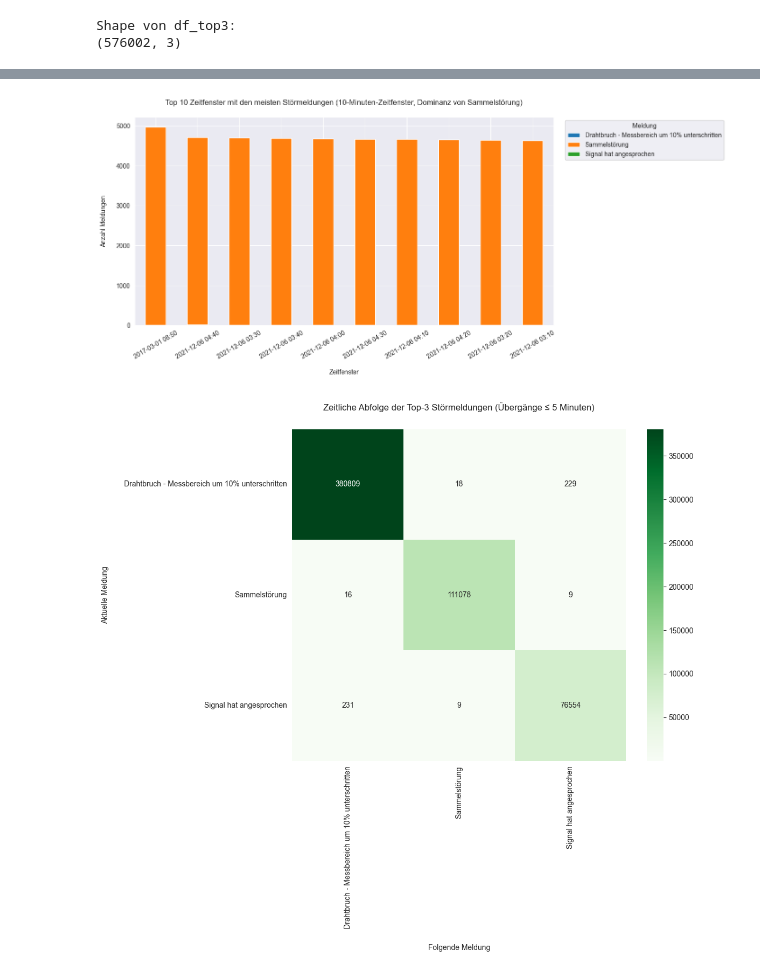
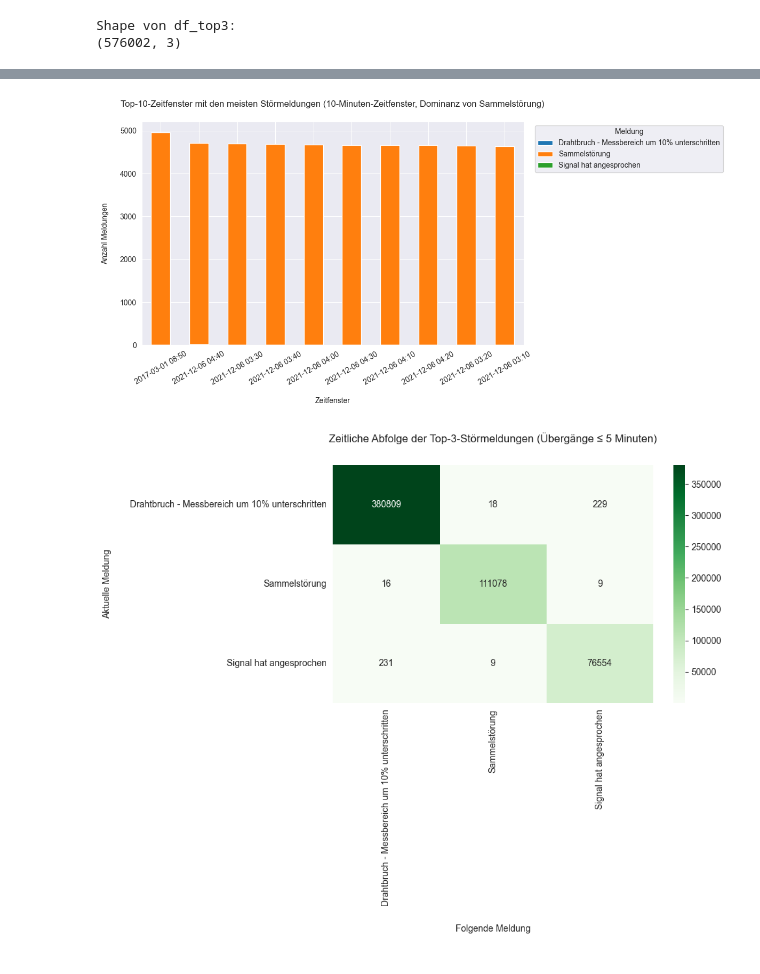
Before and after one commit to LoukasVasilakis/schlamm_trockung, a Jupyter notebook: eda/eda_scripts/top3_error_analysis.ipynb, the cells around one changed output, grey strips where cells are left out. Cells and saved outputs as stored; diff of their text form; code cells hidden in the pictures.

```diff
--- a/eda/eda_scripts/top3_error_analysis.ipynb
+++ b/eda/eda_scripts/top3_error_analysis.ipynb
@@ -199,6 +201,6 @@ plt.show()
 # %%
 # ------------------------------------------
-# Plot 3: Top 10 Zeitfenster mit den meisten Störmeldungen
+# Plot 3: Top-10-Zeitfenster mit den meisten Störmeldungen
 # ------------------------------------------
 
 # Zeit in 10-Minuten-Fenster einteilen
@@ -211,35 +213,36 @@ peaks = (
     .unstack(fill_value=0)
 )
 
 # Zeitfenster mit der höchsten Gesamtanzahl auswählen (Top 10)
 top_windows = peaks.sum(axis=1).sort_values(ascending=False).head(10).index
 
 # Nur diese Top-Zeitfenster betrachten
 peaks_top = peaks.loc[top_windows]
 
 # Zeitformat für bessere Lesbarkeit anpassen
 peaks_top.index = peaks_top.index.strftime("%Y-%m-%d %H:%M")
 
 # ------------------------------------------
 # Gestapeltes Balkendiagramm erstellen
 # ------------------------------------------
 
 peaks_top.plot(kind="bar", stacked=True, figsize=(12,6))
 
 # Titel und Achsenbeschriftungen
-plt.title("Top 10 Zeitfenster mit den meisten Störmeldungen (10-Minuten-Zeitfenster, Dominanz von Sammelstörung)", pad=20)
+plt.title("Top-10-Zeitfenster mit den meisten Störmeldungen (10-Minuten-Zeitfenster, Dominanz von Sammelstörung)", pad=20)
 plt.xlabel("Zeitfenster", labelpad=15)
 plt.ylabel("Anzahl Meldungen", labelpad=15)
 
 # x-Achse leicht drehen für bessere Lesbarkeit
 plt.xticks(rotation=30)
 
 # Legende rechts neben dem Plot platzieren
 plt.legend(title="Meldung", bbox_to_anchor=(1.02, 1), loc="upper left")
 
+plt.tight_layout()
 plt.show()
 # %% [output]
-[figure, old version]
+[figure, new version]
 # %%
 # ------------------------------------------
 # Plot 4: Zeitliche Abfolge der Top-3 Störmeldungen
@@ -277,7 +280,7 @@ sns.heatmap(
 )
 
 # Titel und Achsenbeschriftungen
-plt.title("Zeitliche Abfolge der Top-3 Störmeldungen (Übergänge ≤ 5 Minuten)", pad=25)
+plt.title("Zeitliche Abfolge der Top-3-Störmeldungen (Übergänge ≤ 5 Minuten)", pad=25)
 plt.xlabel("Folgende Meldung", labelpad=20)
 plt.ylabel("Aktuelle Meldung", labelpad=20)
 
@@ -285,6 +288,7 @@ plt.ylabel("Aktuelle Meldung", labelpad=20)
 plt.xticks(rotation=90, ha="center")
 plt.yticks(rotation=0)
 
+plt.tight_layout()
 plt.show()
 # %% [output]
-[figure, old version]
+[figure, new version]
```
Also changed, not shown: parts of 2 cells of this notebook, 1 other file.
